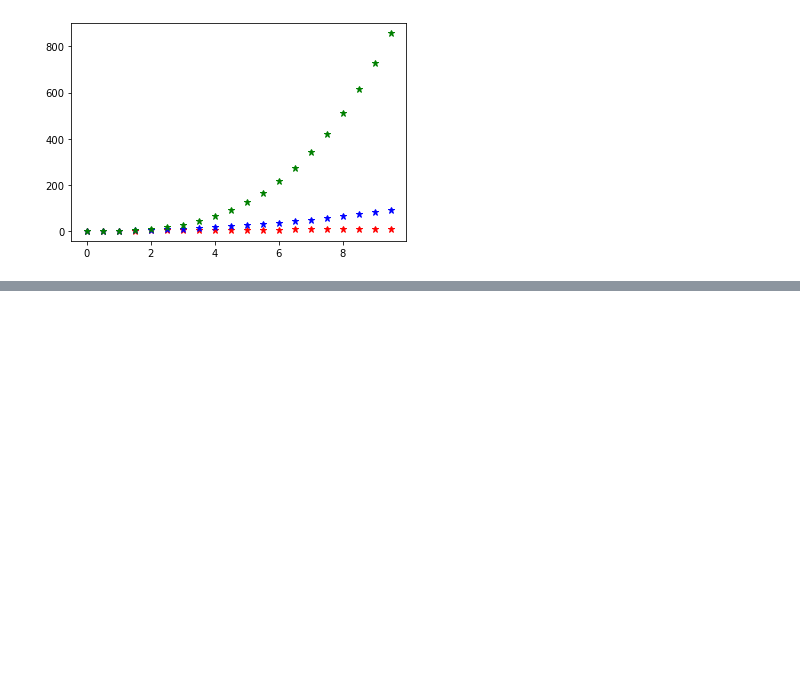
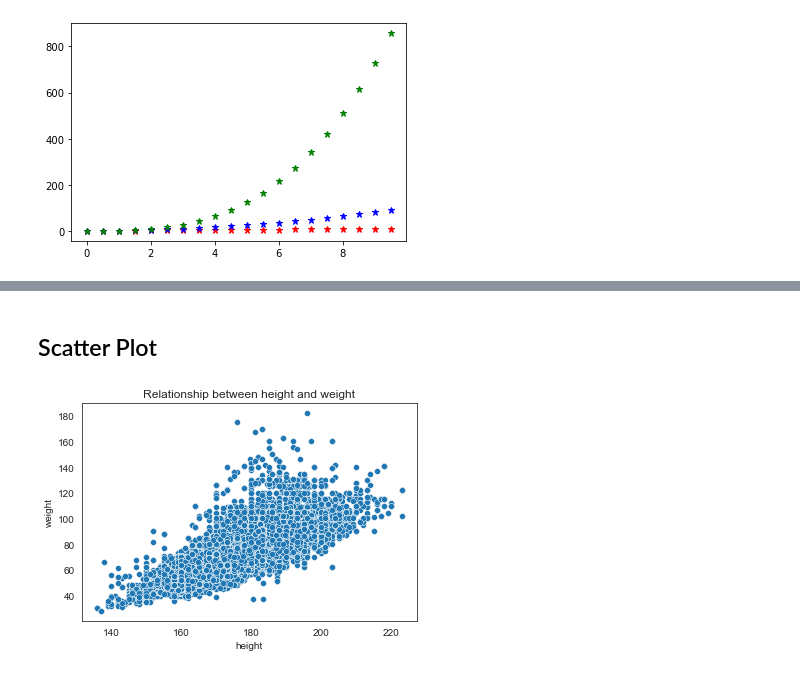
Before and after one commit to anildursunipek/Data-science-and-ML-notebook, a Jupyter notebook: Bootcamp/data_visualization.ipynb, the cells around one changed output, grey strips where cells are left out. Drawn from its saved outputs; the diff is of its cells as text; code cells hidden in the pictures; blank space fills up the shorter version.

Commit message:
Data Viusalization - Seaborn part 1

```diff
--- a/Bootcamp/data_visualization.ipynb
+++ b/Bootcamp/data_visualization.ipynb
@@ -104,0 +110,4 @@ plt.show()
+# %%
+# import data
+df = pd.read_csv("../datasets/clean_athlete_events.csv")
+df.head()
@@ -104,0 +144,11 @@ plt.show()
+# %% [markdown]
+## Scatter Plot
+# %%
+def drawScatterPlot():
+    sns.scatterplot(x="height",y="weight",data=df)
+    plt.title("Relationship between height and weight")
+    sns.set_style(style="white")
+    plt.show()
+drawScatterPlot()
+# %% [output]
+[figure, added]
```
Also changed, not shown: parts of 31 cells of this notebook.
